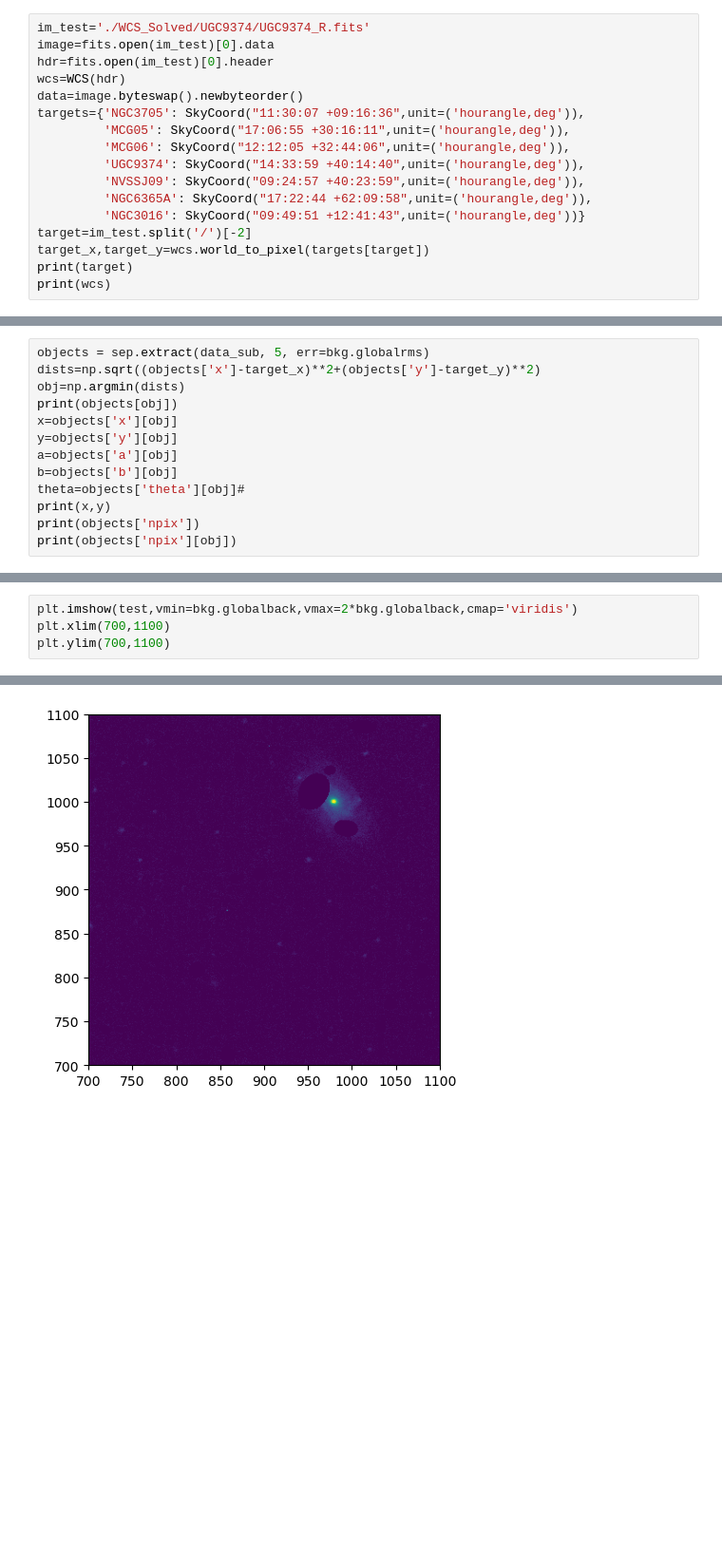
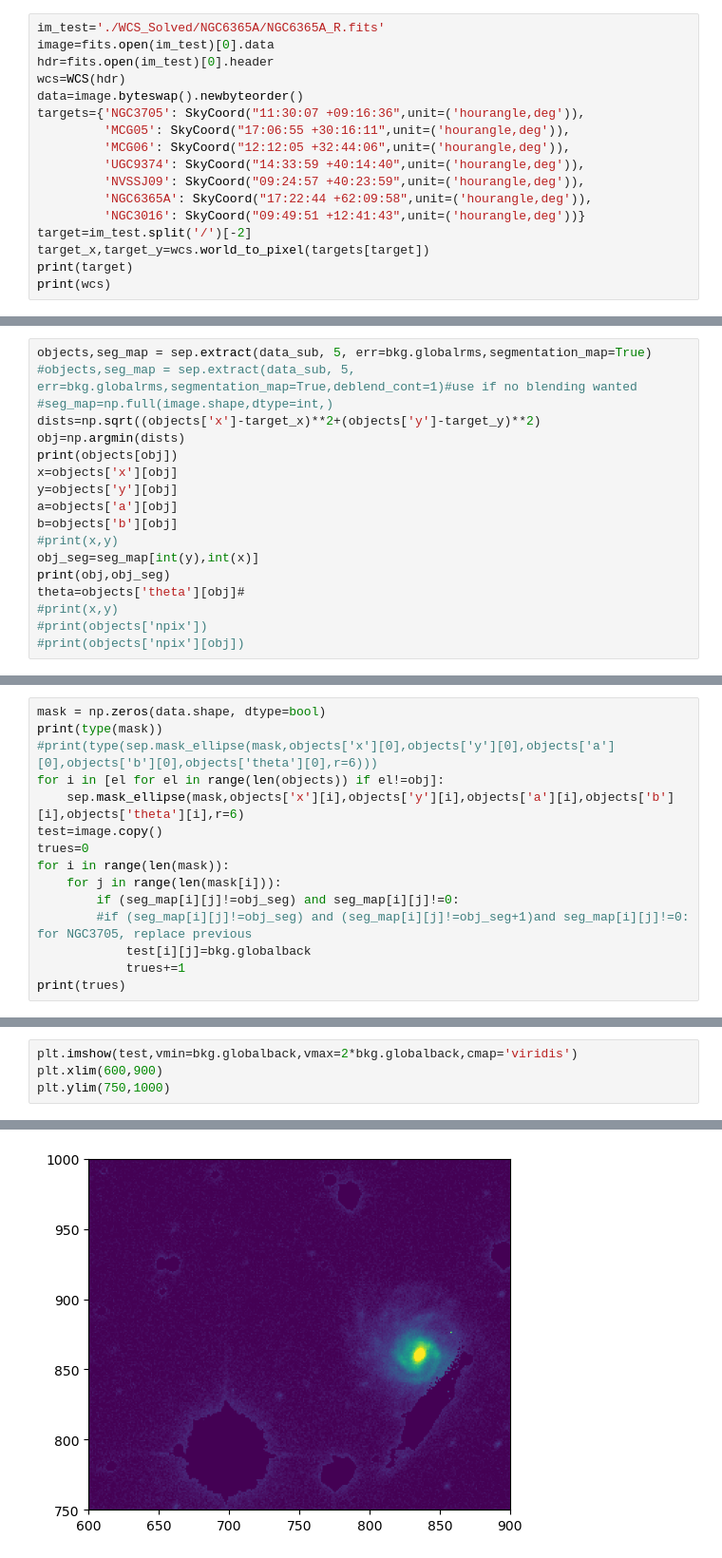
Before and after one commit to gregorycorcoran/Astro-Data, a Jupyter notebook: Calibration2.ipynb, the cells around one changed output, grey strips where cells are left out. Shown at 95% size. Drawn from its saved outputs; the diff is of its cells as text; blank space fills up the shorter version.

```diff
--- a/Calibration2.ipynb
+++ b/Calibration2.ipynb
@@ -11,5 +12,5 @@ from matplotlib.patches import Ellipse
 # %%
-im_test='./WCS_Solved/UGC9374/UGC9374_R.fits'
+im_test='./WCS_Solved/NGC6365A/NGC6365A_R.fits'
 image=fits.open(im_test)[0].data
 hdr=fits.open(im_test)[0].header
 wcs=WCS(hdr)
@@ -47,5 +51,7 @@ data_sub=data-bkg.globalback
 # %%
-objects = sep.extract(data_sub, 5, err=bkg.globalrms)
+objects,seg_map = sep.extract(data_sub, 5, err=bkg.globalrms,segmentation_map=True)
+#objects,seg_map = sep.extract(data_sub, 5, err=bkg.globalrms,segmentation_map=True,deblend_cont=1)#use if no blending wanted
+#seg_map=np.full(image.shape,dtype=int,)
 dists=np.sqrt((objects['x']-target_x)**2+(objects['y']-target_y)**2)
 obj=np.argmin(dists)
 print(objects[obj])
@@ -53,8 +59,11 @@ x=objects['x'][obj]
 y=objects['y'][obj]
 a=objects['a'][obj]
 b=objects['b'][obj]
+#print(x,y)
+obj_seg=seg_map[int(y),int(x)]
+print(obj,obj_seg)
 theta=objects['theta'][obj]#
-print(x,y)
-print(objects['npix'])
-print(objects['npix'][obj])
+#print(x,y)
+#print(objects['npix'])
+#print(objects['npix'][obj])
 # %% [output]
@@ -129,0 +157,15 @@ print(flux)
+# %%
+mask = np.zeros(data.shape, dtype=bool)
+print(type(mask))
+#print(type(sep.mask_ellipse(mask,objects['x'][0],objects['y'][0],objects['a'][0],objects['b'][0],objects['theta'][0],r=6)))
+for i in [el for el in range(len(objects)) if el!=obj]:
+    sep.mask_ellipse(mask,objects['x'][i],objects['y'][i],objects['a'][i],objects['b'][i],objects['theta'][i],r=6)
+test=image.copy()
+trues=0
+for i in range(len(mask)):
+    for j in range(len(mask[i])):
+        if (seg_map[i][j]!=obj_seg) and seg_map[i][j]!=0:
+        #if (seg_map[i][j]!=obj_seg) and (seg_map[i][j]!=obj_seg+1)and seg_map[i][j]!=0: for NGC3705, replace previous
+            test[i][j]=bkg.globalback
+            trues+=1
+print(trues)
@@ -130,5 +175,5 @@ print(flux)
 # %%
 plt.imshow(test,vmin=bkg.globalback,vmax=2*bkg.globalback,cmap='viridis')
-plt.xlim(700,1100)
-plt.ylim(700,1100)
+plt.xlim(600,900)
+plt.ylim(750,1000)
 # %% [output]
@@ -136,4 +181,4 @@ plt.ylim(700,1100)
-[figure, old version]
+[figure, new version]
 # %%
 fig, ax = plt.subplots()
 ax.imshow(test,vmin=bkg.globalback,vmax=2*bkg.globalback,cmap='viridis')
```
Also changed, not shown: parts of 14 cells of this notebook, 4 other files.
